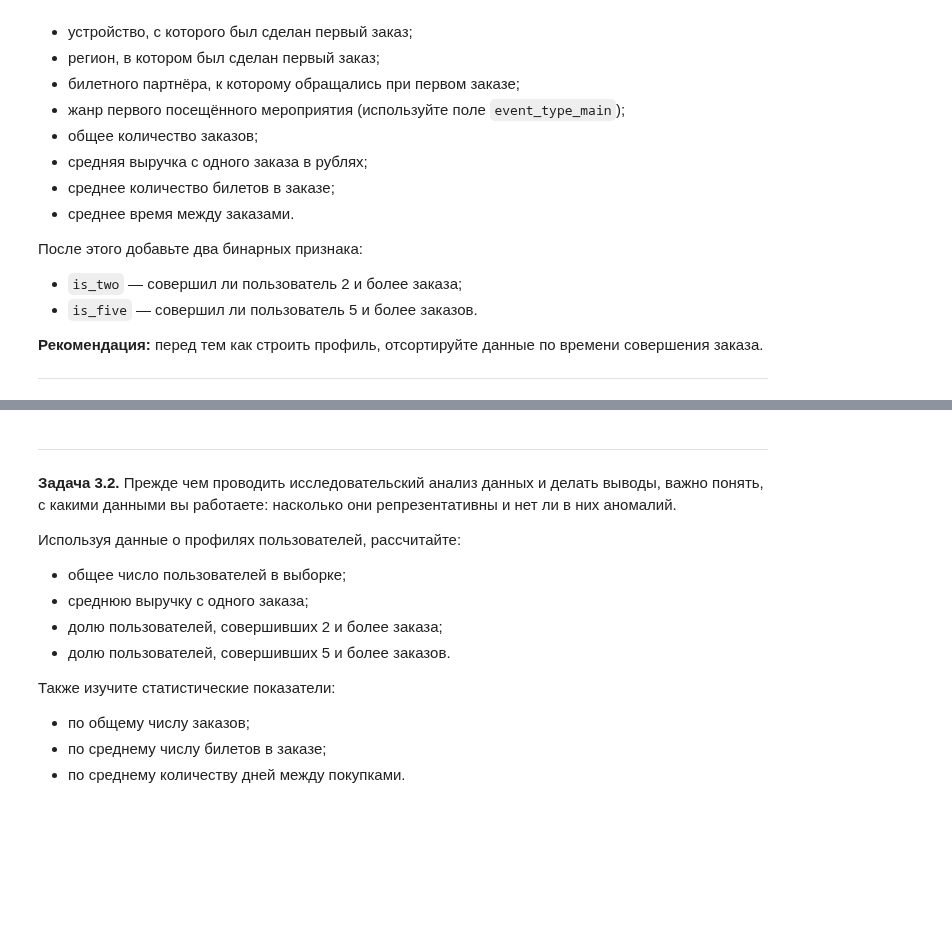
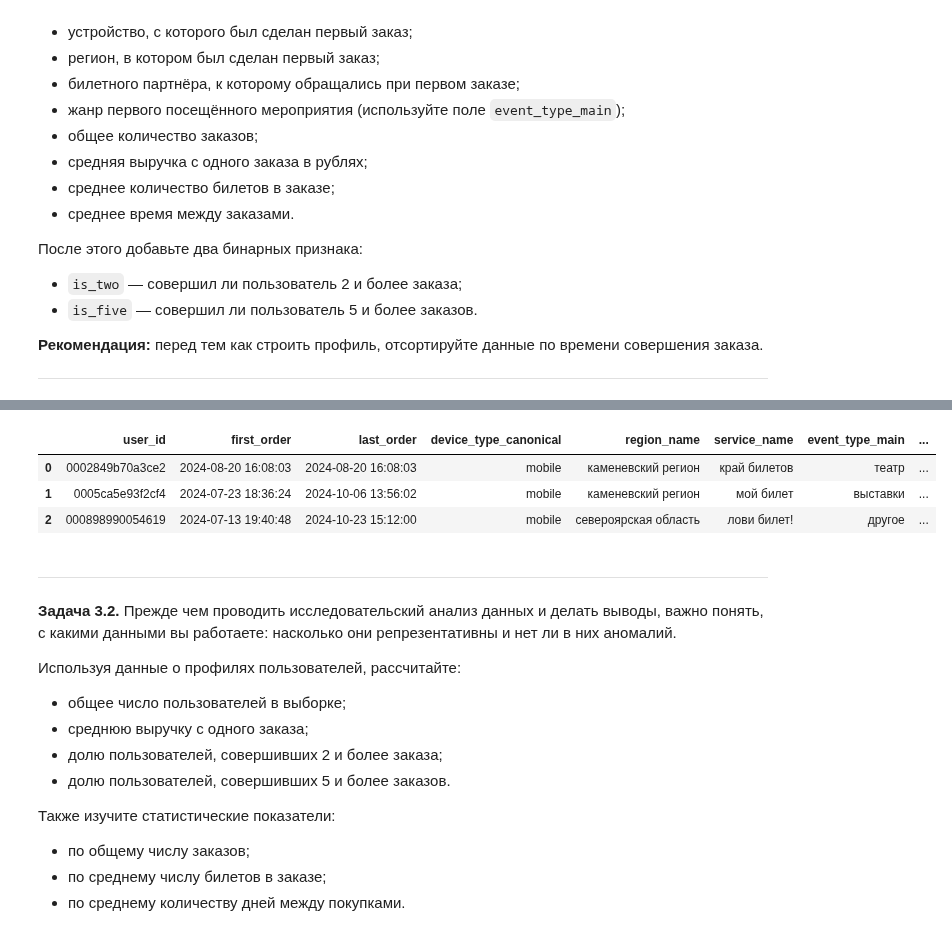
Before and after one commit to blbl-blbl/yandex_practicum_Data_Science_Course, a Jupyter notebook: Module_2_Python_Preprocessing/Final_project_of_2_module.ipynb, the cells around one changed output, grey strips where cells are left out. Drawn from its saved outputs; the diff is of its cells as text; code cells hidden in the pictures; blank space fills up the shorter version.

```diff
--- a/Module_2_Python_Preprocessing/Final_project_of_2_module.ipynb
+++ b/Module_2_Python_Preprocessing/Final_project_of_2_module.ipynb
@@ -466,3 +496,22 @@ plt.show()
+# %%
+user_df = user_df.merge(pos_rev_df, left_on=['user_id', 'first_order'], right_on=['user_id', 'order_ts'])
+user_df = user_df[['user_id', 'first_order', 'last_order', 'device_type_canonical',
+                   'region_name', 'service_name', 'event_type_main',
+                   'total_orders', 'avg_order_rev', 'avg_tickets_count',
+                  'avg_days_since_prev']]
+
+user_df['is_five'] = (user_df['total_orders'] > 5).astype(int)
+user_df['is_two'] = (user_df['total_orders'] > 2).astype(int)
+
+user_df['is_five'] = pd.to_numeric(user_df['is_five'], downcast='integer')
+user_df['is_two'] = pd.to_numeric(user_df['is_two'], downcast='integer')
+# %%
+user_df.head(3)
+# %% [output]
+|  | user_id | first_order | last_order | device_type_canonical | region_name | service_name | event_type_main | ... |
+| 0 | 0002849b70a3ce2 | 2024-08-20 16:08:03 | 2024-08-20 16:08:03 | mobile | каменевский регион | край билетов | театр | ... |
+| 1 | 0005ca5e93f2cf4 | 2024-07-23 18:36:24 | 2024-10-06 13:56:02 | mobile | каменевский регион | мой билет | выставки | ... |
+| 2 | 000898990054619 | 2024-07-13 19:40:48 | 2024-10-23 15:12:00 | mobile | североярская область | лови билет! | другое | ... |
 # %% [markdown]
 ---
 
```
Also changed, not shown: parts of 6 cells of this notebook.
